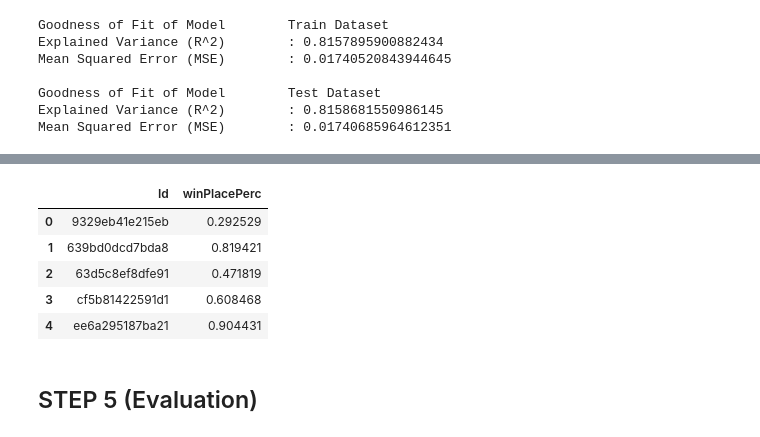
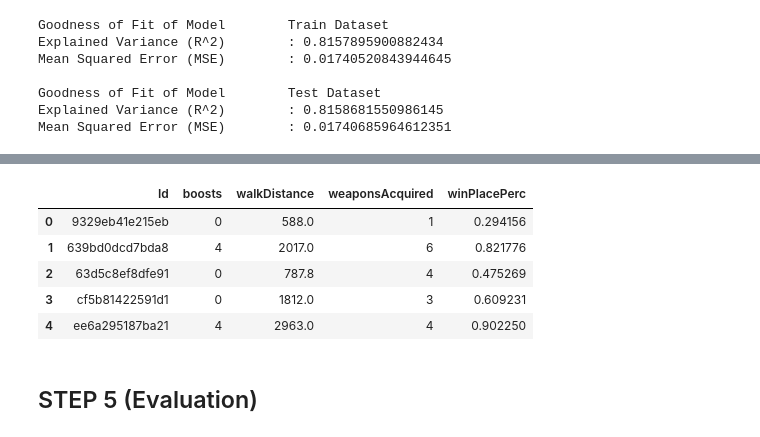
Before and after one commit to yehezkielermanto/AnalysisPUBGDataMining, a Jupyter notebook: AnalysisPUBG.ipynb, the cells around one changed output, grey strips where cells are left out. Saved outputs shown, nothing was run; the diff lists cells and outputs as text; code cells hidden in the pictures.

```diff
--- a/AnalysisPUBG.ipynb
+++ b/AnalysisPUBG.ipynb
@@ -212,7 +569,8 @@ df.corr().abs()
 | winPlacePerc | 0.299441 | 0.634234 | 0.440507 | 0.279970 | 0.277722 | 0.427857 | 0.719069 | 0.012908 | 0.419916 | ... |
 25 rows × 25 columns
 # %%
+newDf = pd.read_csv('./Datasets/highly_correlated.csv')
 sb.set(rc = {'figure.figsize':(20,10)})
-sb.heatmap(df.corr(), annot=True)
+sb.heatmap(newDf.corr(), annot=True)
 # %% [output]
 <AxesSubplot:>
@@ -225,10 +583,10 @@ from sklearn.linear_model import LinearRegression
 from sklearn.preprocessing import PolynomialFeatures
 from numpy.polynomial.polynomial import polyfit
 
-columns = df[['boosts', 'killPlace','walkDistance', 'weaponsAcquired',]]
+columns = newDf[['boosts', 'killPlace','walkDistance', 'weaponsAcquired']]
 
 X = columns
-y = df['winPlacePerc']
+y = newDf['winPlacePerc']
 split_size = 0.25
 
 X_train, X_test,y_train,y_test= train_test_split(X, y, test_size = split_size)
@@ -273,22 +704,22 @@ Mean Squared Error (MSE)        : 0.01740685964612351
 # %%
 # We check for the testing dataset then we predict who the best 5 will be the biggest winner place percentile.
-df_test_orig = pd.read_csv("Datasets/test_V2.csv")
+df_test_orig = pd.read_csv("./Datasets/test_V2.csv")
 
-df_test = df_test_orig[['boosts', 'killPlace','walkDistance', 'weaponsAcquired',]]
+df_test = df_test_orig[['boosts', 'killPlace','walkDistance', 'weaponsAcquired']]
 
 df_pred_test = linreg.predict(poly.fit_transform(df_test))
 
 df_test_orig['winPlacePerc'] = df_pred_test
-df_test_orig = df_test_orig[['Id', 'winPlacePerc']]
+df_test_orig = df_test_orig[['Id','boosts','walkDistance','weaponsAcquired', 'winPlacePerc']]
 
 df_test_orig.head()
 # %% [output]
-|  | Id | winPlacePerc |
-| 0 | 9329eb41e215eb | 0.292529 |
-| 1 | 639bd0dcd7bda8 | 0.819421 |
-| 2 | 63d5c8ef8dfe91 | 0.471819 |
-| 3 | cf5b81422591d1 | 0.608468 |
-| 4 | ee6a295187ba21 | 0.904431 |
+|  | Id | boosts | walkDistance | weaponsAcquired | winPlacePerc |
+| 0 | 9329eb41e215eb | 0 | 588.0 | 1 | 0.294156 |
+| 1 | 639bd0dcd7bda8 | 4 | 2017.0 | 6 | 0.821776 |
+| 2 | 63d5c8ef8dfe91 | 0 | 787.8 | 4 | 0.475269 |
+| 3 | cf5b81422591d1 | 0 | 1812.0 | 3 | 0.609231 |
+| 4 | ee6a295187ba21 | 4 | 2963.0 | 4 | 0.902250 |
 # %% [markdown]
 ## STEP 5 (Evaluation)
 # %% [markdown]
```
Also changed, not shown: parts of 67 cells of this notebook.
